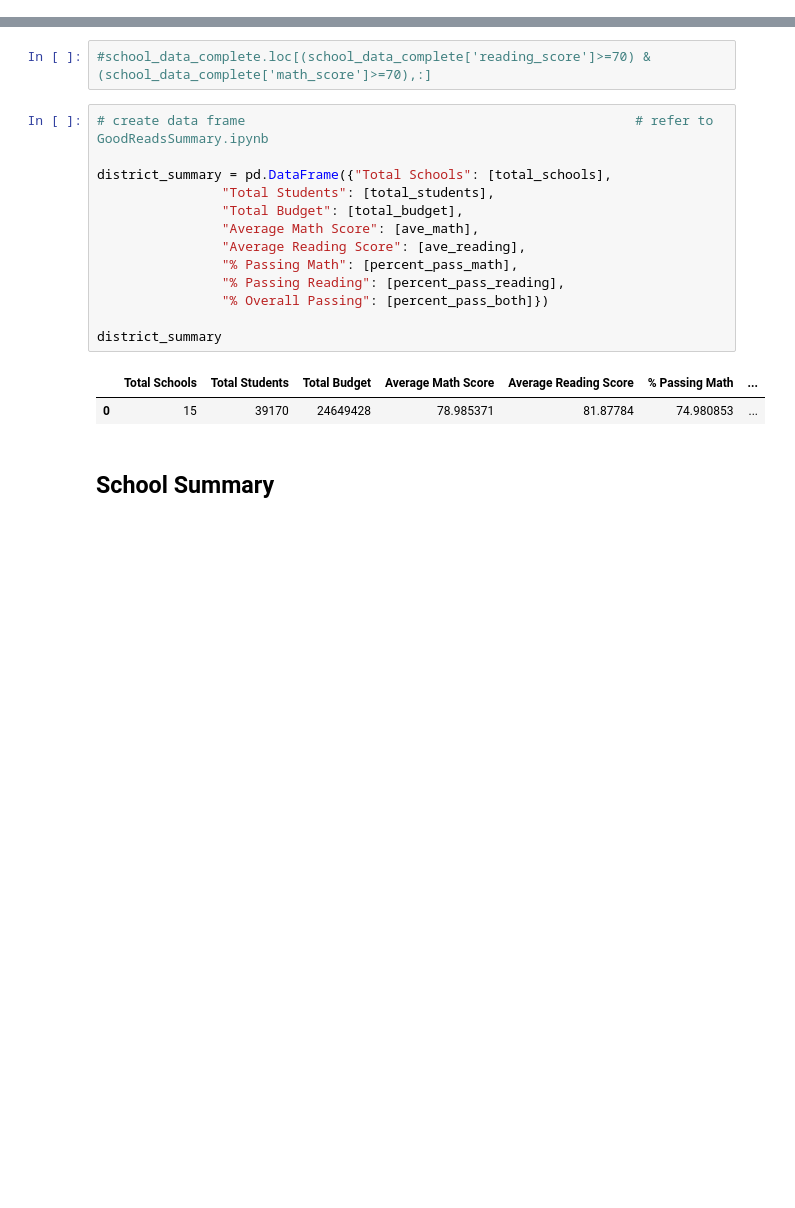
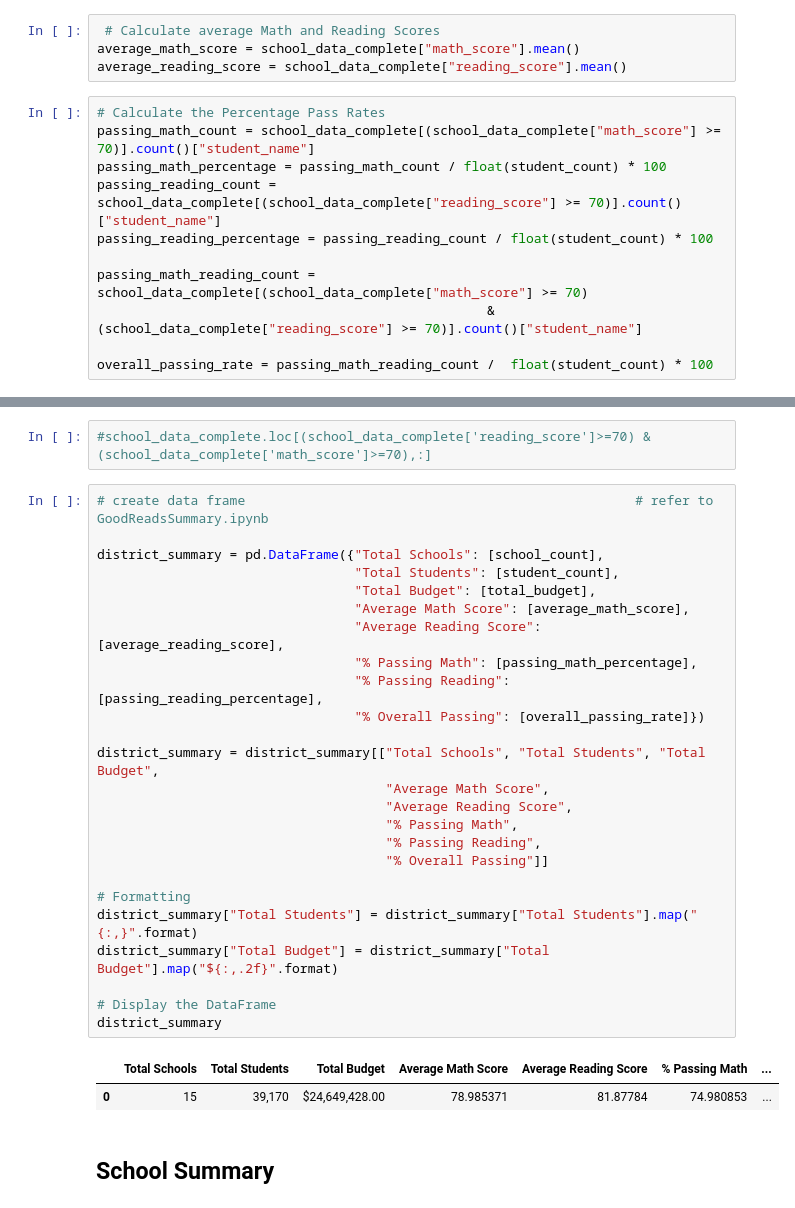
Before and after one commit to tarapolli/Pandas-challenge, a Jupyter notebook: PyCitySchools/PyCitySchools_starter.ipynb, the cells around one changed output, grey strips where cells are left out. Saved outputs shown, nothing was run; the diff lists cells and outputs as text; blank space fills up the shorter version.

```diff
--- a/PyCitySchools/PyCitySchools_starter.ipynb
+++ b/PyCitySchools/PyCitySchools_starter.ipynb
@@ -84,3 +72,18 @@ print(ave_reading)
+# %%
+ # Calculate average Math and Reading Scores
+average_math_score = school_data_complete["math_score"].mean()
+average_reading_score = school_data_complete["reading_score"].mean()
+# %%
+# Calculate the Percentage Pass Rates
+passing_math_count = school_data_complete[(school_data_complete["math_score"] >= 70)].count()["student_name"]
+passing_math_percentage = passing_math_count / float(student_count) * 100
+passing_reading_count = school_data_complete[(school_data_complete["reading_score"] >= 70)].count()["student_name"]
+passing_reading_percentage = passing_reading_count / float(student_count) * 100
+
+passing_math_reading_count = school_data_complete[(school_data_complete["math_score"] >= 70)
+                                                  & (school_data_complete["reading_score"] >= 70)].count()["student_name"]
+
+overall_passing_rate = passing_math_reading_count /  float(student_count) * 100
 # %%
 # percentage of students with a passing math score (70 or greater)
 
@@ -113,19 +116,31 @@ print(percent_pass_both)
 # %%
 # create data frame                                                  # refer to  GoodReadsSummary.ipynb
 
-district_summary = pd.DataFrame({"Total Schools": [total_schools],
-                "Total Students": [total_students],
-                "Total Budget": [total_budget],
-                "Average Math Score": [ave_math],
-                "Average Reading Score": [ave_reading],
-                "% Passing Math": [percent_pass_math],
-                "% Passing Reading": [percent_pass_reading],
-                "% Overall Passing": [percent_pass_both]})
+district_summary = pd.DataFrame({"Total Schools": [school_count],
+                                 "Total Students": [student_count],
+                                 "Total Budget": [total_budget],
+                                 "Average Math Score": [average_math_score],
+                                 "Average Reading Score": [average_reading_score],
+                                 "% Passing Math": [passing_math_percentage],
+                                 "% Passing Reading": [passing_reading_percentage],
+                                 "% Overall Passing": [overall_passing_rate]})
 
+district_summary = district_summary[["Total Schools", "Total Students", "Total Budget",
+                                     "Average Math Score",
+                                     "Average Reading Score",
+                                     "% Passing Math",
+                                     "% Passing Reading",
+                                     "% Overall Passing"]]
+
+# Formatting
+district_summary["Total Students"] = district_summary["Total Students"].map("{:,}".format)
+district_summary["Total Budget"] = district_summary["Total Budget"].map("${:,.2f}".format)
+
+# Display the DataFrame
 district_summary
 # %% [output]
 |  | Total Schools | Total Students | Total Budget | Average Math Score | Average Reading Score | % Passing Math | ... |
-| 0 | 15 | 39170 | 24649428 | 78.985371 | 81.87784 | 74.980853 | ... |
+| 0 | 15 | 39,170 | $24,649,428.00 | 78.985371 | 81.87784 | 74.980853 | ... |
 # %% [markdown]
 ## School Summary
 # %% [markdown]
```
Also changed, not shown: parts of 53 cells of this notebook.
